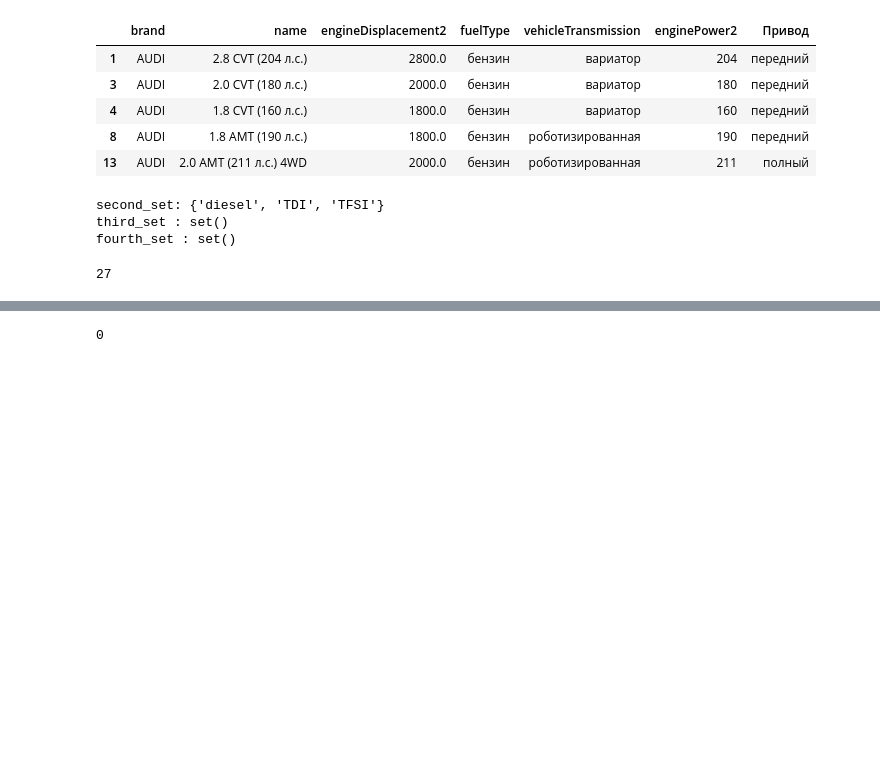
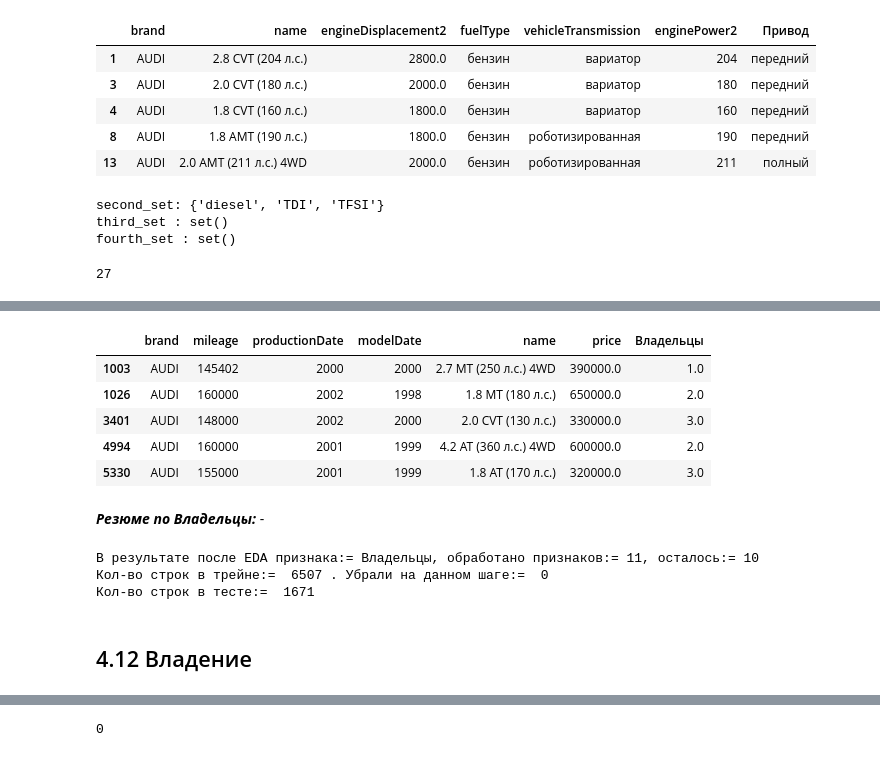
Before and after one commit to alex-sokolov2011/pet-projects, a Jupyter notebook: module_8/kaggle_rds8_Car_Price_prediction_Part2_Sokolov_EDA.ipynb, the cells around one changed output, grey strips where cells are left out. Saved outputs shown, nothing was run; the diff lists cells and outputs as text; code cells hidden in the pictures; blank space fills up the shorter version.

```diff
--- a/module_8/kaggle_rds8_Car_Price_prediction_Part2_Sokolov_EDA.ipynb
+++ b/module_8/kaggle_rds8_Car_Price_prediction_Part2_Sokolov_EDA.ipynb
@@ -1217,0 +1292,4 @@ old_len_train, EDA_done_cols = utils.result_EDA_feature('engineDisplacement', df
+# %%
+df = utils.auto_eda_cat_col('vehicleTransmission',
+                            'тип трансмиссии',
+                            df)
@@ -1217,0 +1324,5 @@ old_len_train, EDA_done_cols = utils.result_EDA_feature('engineDisplacement', df
+# %%
+df = utils.auto_eda_cat_col('Владельцы',
+                            'Владельцы',
+                            df,
+                            auto_del=False)
@@ -1217,0 +1353,4 @@ old_len_train, EDA_done_cols = utils.result_EDA_feature('engineDisplacement', df
+# %%
+# сначала спарсим числовые значения а потом разберемся с пропуском
+# вытащим числовое значение перед первым пробелом'
+df.loc[:, 'Владельцы'] = df['Владельцы'].apply(lambda x: int(x.split()[0]) if type(x)==str else None)
@@ -1217,0 +1363,22 @@ old_len_train, EDA_done_cols = utils.result_EDA_feature('engineDisplacement', df
+# %%
+# чтобы не было потенциальных даталиков возьмем статистику по трейну
+temp_df_Train = df[df['Train']==1]
+temp_df_Train[(temp_df_Train['mileage']>=140000) \
+            & (temp_df_Train['mileage']<=160000) \
+            & (temp_df_Train['brand']=='AUDI') \
+            & (temp_df_Train['productionDate']>=1999) \
+            & (temp_df_Train['productionDate']<=2002)
+                ][['brand',
+                   'mileage',
+                   'productionDate',
+                   'modelDate',
+                   'name',
+                   'price',
+                   'Владельцы']]
+# %% [output]
+|  | brand | mileage | productionDate | modelDate | name | price | Владельцы |
+| 1003 | AUDI | 145402 | 2000 | 2000 | 2.7 MT (250 л.с.) 4WD | 390000.0 | 1.0 |
+| 1026 | AUDI | 160000 | 2002 | 1998 | 1.8 MT (180 л.с.) | 650000.0 | 2.0 |
+| 3401 | AUDI | 148000 | 2002 | 2000 | 2.0 CVT (130 л.с.) | 330000.0 | 3.0 |
+| 4994 | AUDI | 160000 | 2001 | 1999 | 4.2 AT (360 л.с.) 4WD | 600000.0 | 2.0 |
+| 5330 | AUDI | 155000 | 2001 | 1999 | 1.8 AT (170 л.с.) | 320000.0 | 3.0 |
@@ -1217,0 +1390,10 @@ old_len_train, EDA_done_cols = utils.result_EDA_feature('engineDisplacement', df
+# %% [markdown]
+***Резюме по Владельцы:*** -
+# %%
+old_len_train, EDA_done_cols = utils.result_EDA_feature('Владельцы', df[df['Train']==1], df[df['Train']==0], 21, EDA_done_cols, old_len_train)
+# %% [output]
+В результате после EDA признака:= Владельцы, обработано признаков:= 11, осталось:= 10
+Кол-во строк в трейне:=  6507 . Убрали на данном шаге:=  0
+Кол-во строк в тесте:=  1671
+# %% [markdown]
+## 4.12 Владение
```
Also changed, not shown: parts of 81 cells of this notebook.
